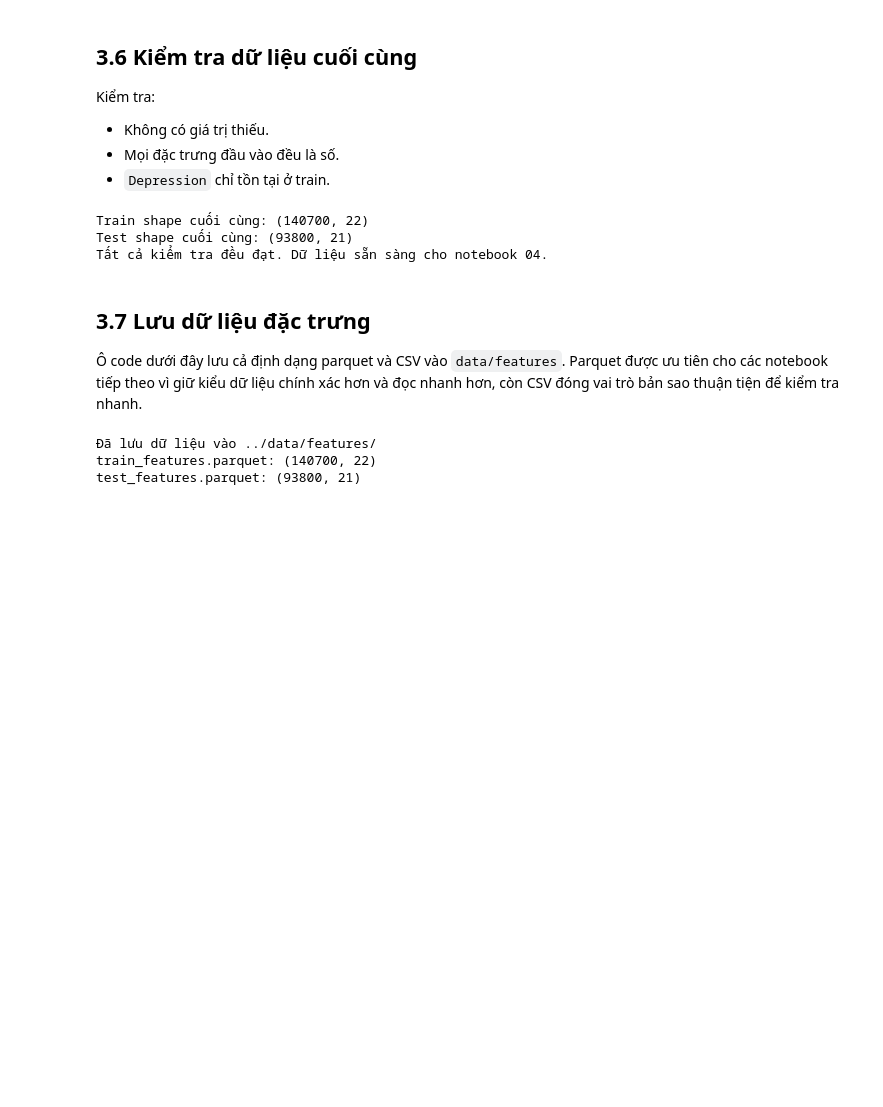
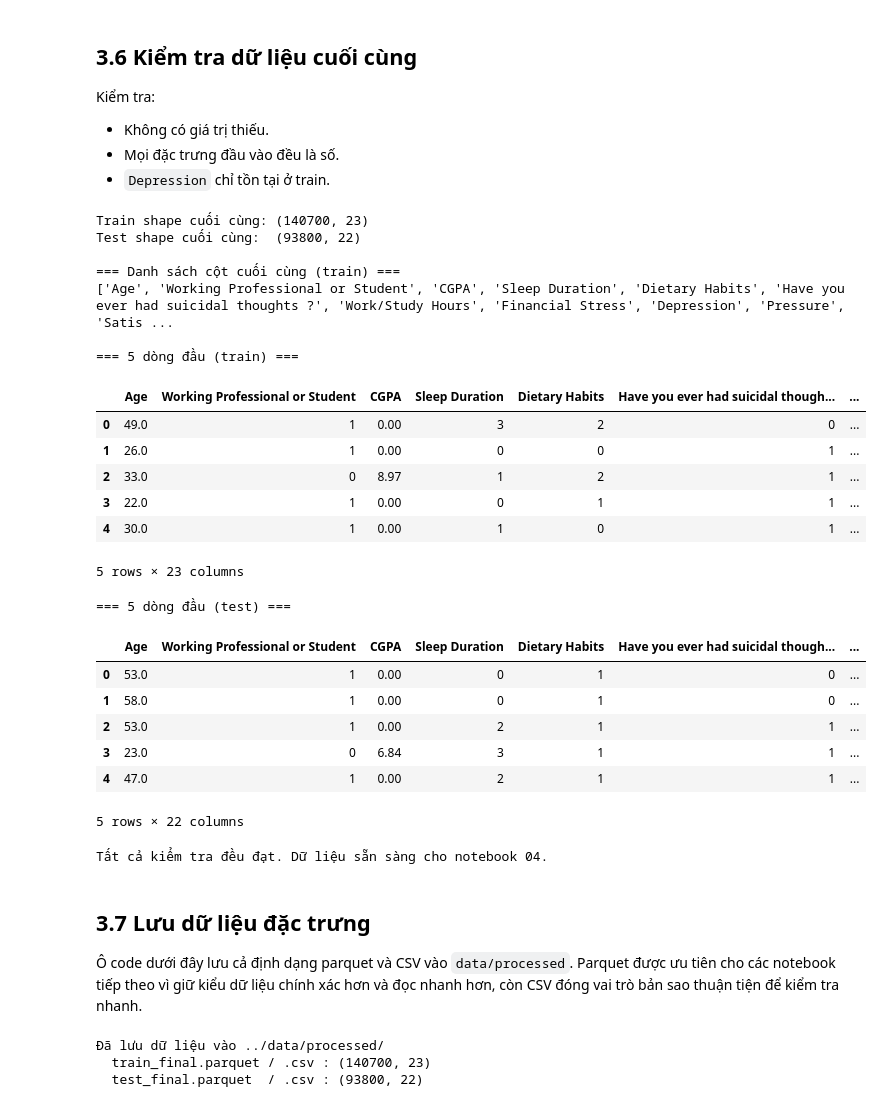
Before and after one commit to thkt2110/mental-health-depression-prediction, a Jupyter notebook: notebooks/03_feature_engineering.ipynb, the cells around one changed output. Saved outputs shown, nothing was run; the diff lists cells and outputs as text; code cells hidden in the pictures; blank space fills up the shorter version.

```diff
--- a/notebooks/03_feature_engineering.ipynb
+++ b/notebooks/03_feature_engineering.ipynb
@@ -310,42 +531,72 @@ Kiểm tra:
 # %%
 assert train.isnull().sum().sum() == 0, 'Train còn giá trị thiếu.'
 assert test.isnull().sum().sum() == 0, 'Test còn giá trị thiếu.'
 assert TARGET in train.columns, 'Train bị thiếu biến mục tiêu.'
 assert TARGET not in test.columns, 'Test đang chứa biến mục tiêu.'
 
 non_numeric = [
     col for col in FINAL_FEATURES
     if not pd.api.types.is_numeric_dtype(train[col])
 ]
 assert len(non_numeric) == 0, f'Vẫn còn cột không phải số: {non_numeric}'
 
 print(f'Train shape cuối cùng: {train.shape}')
-print(f'Test shape cuối cùng: {test.shape}')
+print(f'Test shape cuối cùng:  {test.shape}')
+print()
+print('=== Danh sách cột cuối cùng (train) ===')
+print(list(train.columns))
+print()
+print('=== 5 dòng đầu (train) ===')
+display(train.head())
+print()
+print('=== 5 dòng đầu (test) ===')
+display(test.head())
+print()
 print('Tất cả kiểm tra đều đạt. Dữ liệu sẵn sàng cho notebook 04.')
 # %% [output]
-Train shape cuối cùng: (140700, 22)
-Test shape cuối cùng: (93800, 21)
-Tất cả kiểm tra đều đạt. Dữ liệu sẵn sàng cho notebook 04.
+Train shape cuối cùng: (140700, 23)
+Test shape cuối cùng:  (93800, 22)
+
+=== Danh sách cột cuối cùng (train) ===
+['Age', 'Working Professional or Student', 'CGPA', 'Sleep Duration', 'Dietary Habits', 'Have you ever had suicidal thoughts ?', 'Work/Study Hours', 'Financial Stress', 'Depression', 'Pressure', 'Satis ...
+
+=== 5 dòng đầu (train) ===
+|  | Age | Working Professional or Student | CGPA | Sleep Duration | Dietary Habits | Have you ever had suicidal though... | ... |
+| 0 | 49.0 | 1 | 0.00 | 3 | 2 | 0 | ... |
+| 1 | 26.0 | 1 | 0.00 | 0 | 0 | 1 | ... |
+| 2 | 33.0 | 0 | 8.97 | 1 | 2 | 1 | ... |
+| 3 | 22.0 | 1 | 0.00 | 0 | 1 | 1 | ... |
+| 4 | 30.0 | 1 | 0.00 | 1 | 0 | 1 | ... |
+5 rows × 23 columns
+=== 5 dòng đầu (test) ===
+|  | Age | Working Professional or Student | CGPA | Sleep Duration | Dietary Habits | Have you ever had suicidal though... | ... |
+| 0 | 53.0 | 1 | 0.00 | 0 | 1 | 0 | ... |
+| 1 | 58.0 | 1 | 0.00 | 0 | 1 | 0 | ... |
+| 2 | 53.0 | 1 | 0.00 | 2 | 1 | 1 | ... |
+| 3 | 23.0 | 0 | 6.84 | 3 | 1 | 1 | ... |
+| 4 | 47.0 | 1 | 0.00 | 2 | 1 | 1 | ... |
+5 rows × 22 columns
+Tất cả kiểm tra đều đạt. Dữ liệu sẵn sàng cho notebook 04.
 # %% [markdown]
 ## 3.7 Lưu dữ liệu đặc trưng
 
-Ô code dưới đây lưu cả định dạng parquet và CSV vào `data/features`. Parquet được ưu tiên cho các notebook tiếp theo vì giữ kiểu dữ liệu chính xác hơn và đọc nhanh hơn, còn CSV đóng vai trò bản sao thuận tiện để kiểm tra nhanh.
+Ô code dưới đây lưu cả định dạng parquet và CSV vào `data/processed`. Parquet được ưu tiên cho các notebook tiếp theo vì giữ kiểu dữ liệu chính xác hơn và đọc nhanh hơn, còn CSV đóng vai trò bản sao thuận tiện để kiểm tra nhanh.
 # %%
-os.makedirs('../data/features', exist_ok=True)
+os.makedirs('../data/processed', exist_ok=True)
 
-train.to_parquet('../data/features/train_features.parquet', index=False)
-test.to_parquet('../data/features/test_features.parquet', index=False)
+train.to_parquet('../data/processed/train_final.parquet', index=False)
+test.to_parquet('../data/processed/test_final.parquet', index=False)
 
-train.to_csv('../data/features/train_features.csv', index=False)
-test.to_csv('../data/features/test_features.csv', index=False)
+train.to_csv('../data/processed/train_final.csv', index=False)
+test.to_csv('../data/processed/test_final.csv', index=False)
 
-print('Đã lưu dữ liệu vào ../data/features/')
-print(f'train_features.parquet: {train.shape}')
-print(f'test_features.parquet: {test.shape}')
+print('Đã lưu dữ liệu vào ../data/processed/')
+print(f'  train_final.parquet / .csv : {train.shape}')
+print(f'  test_final.parquet  / .csv : {test.shape}')
 # %% [output]
-Đã lưu dữ liệu vào ../data/features/
-train_features.parquet: (140700, 22)
-test_features.parquet: (93800, 21)
+Đã lưu dữ liệu vào ../data/processed/
+  train_final.parquet / .csv : (140700, 23)
+  test_final.parquet  / .csv : (93800, 22)
 # %% [markdown]
 ## 3.8 Kết luận
 
```
Also changed, not shown: parts of 15 cells of this notebook, 7 other files.
